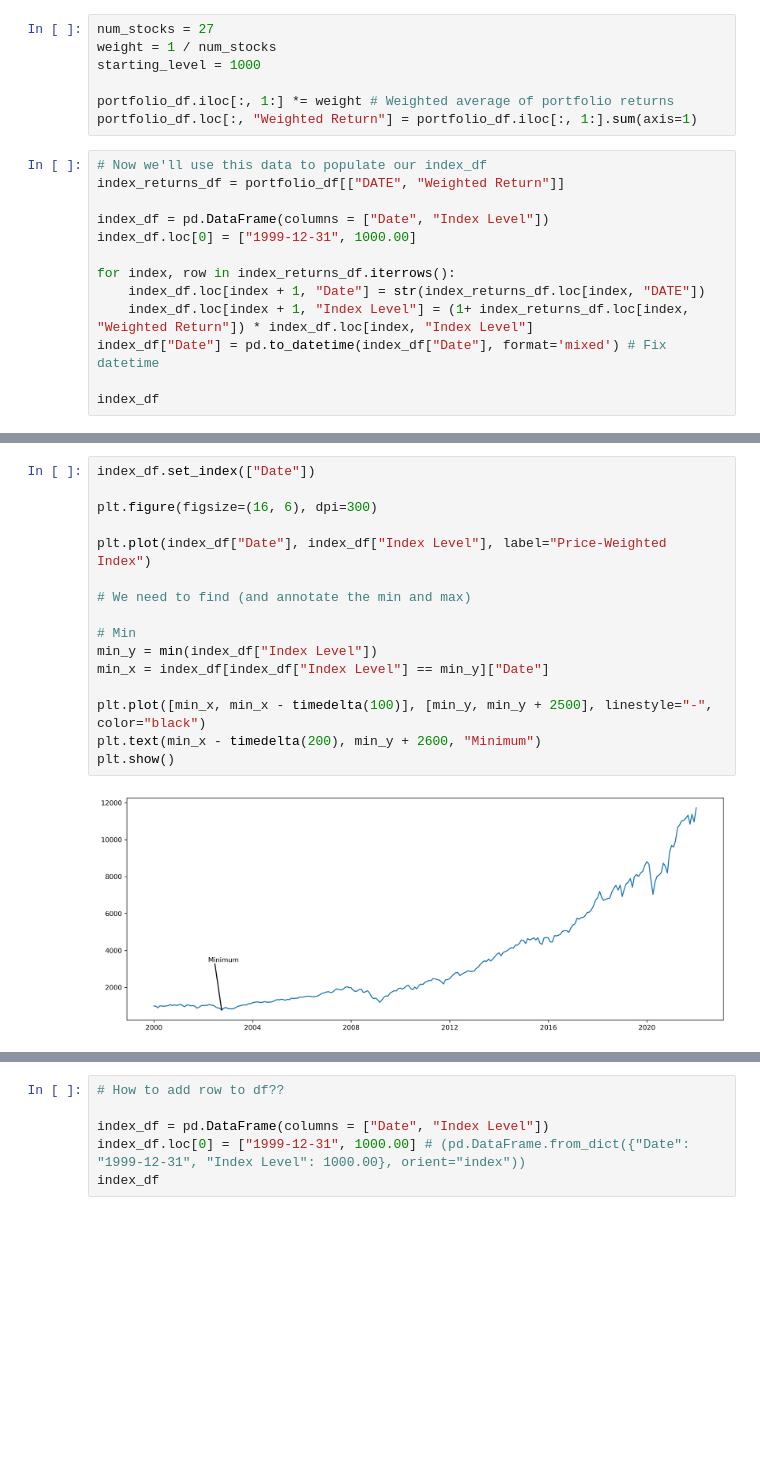
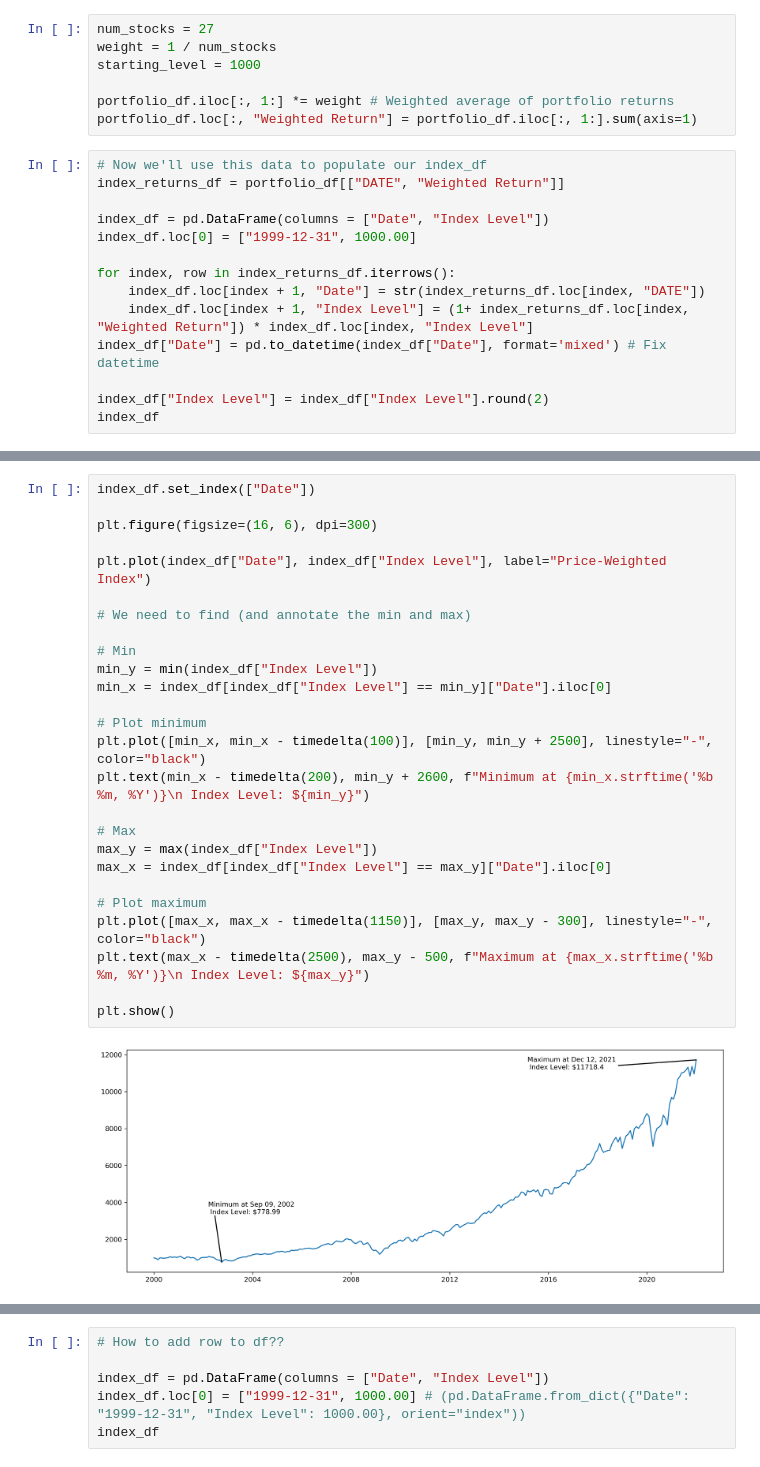
Before and after one commit to uWaterloo-CFM/CFM-301, a Jupyter notebook: Assignment 1/Data Assignment 1.ipynb, the cells around one changed output, grey strips where cells are left out. Drawn from its saved outputs; the diff is of its cells as text; blank space fills up the shorter version.

```diff
--- a/Assignment 1/Data Assignment 1.ipynb
+++ b/Assignment 1/Data Assignment 1.ipynb
@@ -207,6 +207,7 @@ for index, row in index_returns_df.iterrows():
     index_df.loc[index + 1, "Index Level"] = (1+ index_returns_df.loc[index, "Weighted Return"]) * index_df.loc[index, "Index Level"]
 index_df["Date"] = pd.to_datetime(index_df["Date"], format='mixed') # Fix datetime
 
+index_df["Index Level"] = index_df["Index Level"].round(2)
 index_df
 # %% [output]
 |  | Date | Index Level |
@@ -225,21 +226,31 @@ index_df
 # %%
 index_df.set_index(["Date"])
 
 plt.figure(figsize=(16, 6), dpi=300)
 
 plt.plot(index_df["Date"], index_df["Index Level"], label="Price-Weighted Index")
 
 # We need to find (and annotate the min and max)
 
 # Min
 min_y = min(index_df["Index Level"])
-min_x = index_df[index_df["Index Level"] == min_y]["Date"]
+min_x = index_df[index_df["Index Level"] == min_y]["Date"].iloc[0]
 
+# Plot minimum
 plt.plot([min_x, min_x - timedelta(100)], [min_y, min_y + 2500], linestyle="-", color="black")
-plt.text(min_x - timedelta(200), min_y + 2600, "Minimum")
+plt.text(min_x - timedelta(200), min_y + 2600, f"Minimum at {min_x.strftime('%b %m, %Y')}\n Index Level: ${min_y}")
+
+# Max
+max_y = max(index_df["Index Level"])
+max_x = index_df[index_df["Index Level"] == max_y]["Date"].iloc[0]
+
+# Plot maximum
+plt.plot([max_x, max_x - timedelta(1150)], [max_y, max_y - 300], linestyle="-", color="black")
+plt.text(max_x - timedelta(2500), max_y - 500, f"Maximum at {max_x.strftime('%b %m, %Y')}\n Index Level: ${max_y}")
+
 plt.show()
 # %% [output]
-[figure, old version]
+[figure, new version]
 # %%
 index_df[index_df["Index Level"] == min_y]
 # %% [output]
```
Also changed, not shown: parts of 3 cells of this notebook.
